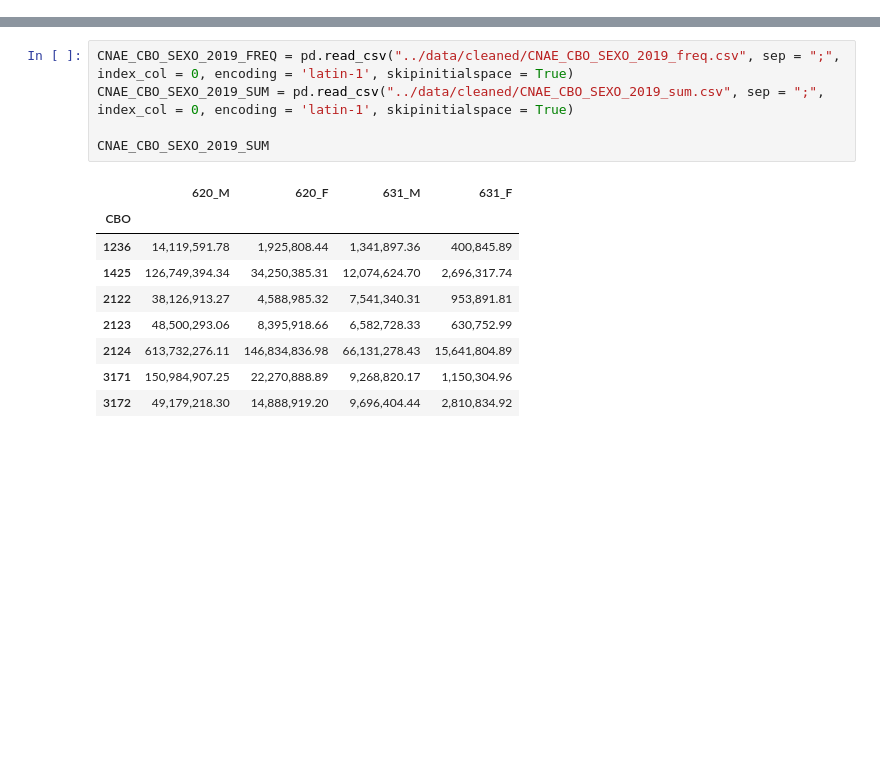
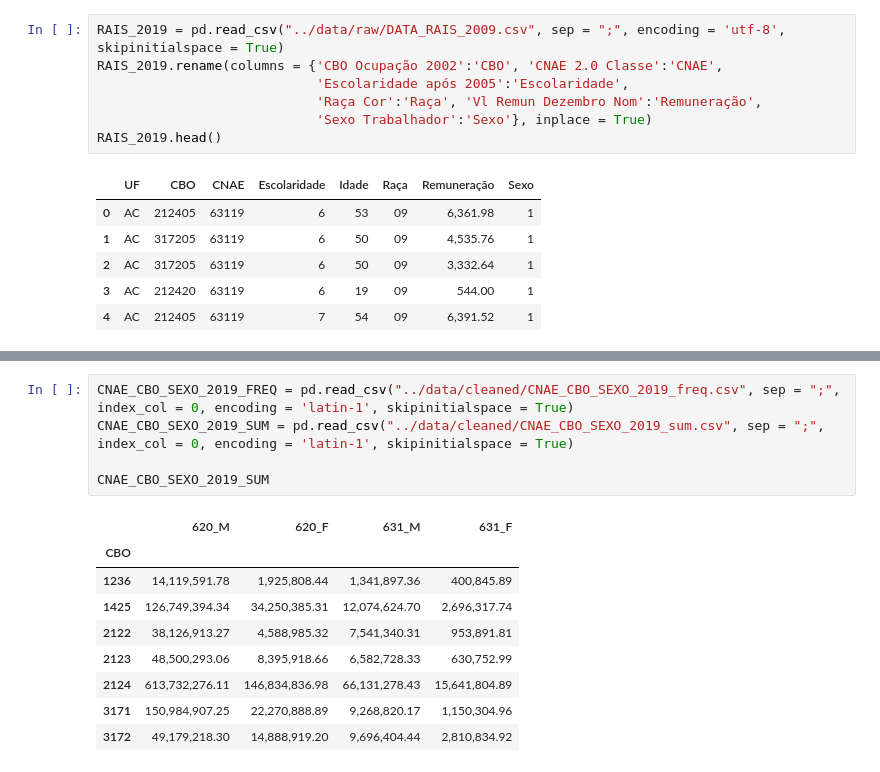
Before and after one commit to yohannmax/ic_fatec_dif_salarial_ti, a Jupyter notebook: notebooks/01-dif_salarial_geral.ipynb, the cells around one changed output, grey strips where cells are left out. Drawn from its saved outputs; the diff is of its cells as text; blank space fills up the shorter version.

```diff
--- a/notebooks/01-dif_salarial_geral.ipynb
+++ b/notebooks/01-dif_salarial_geral.ipynb
@@ -5,0 +28,14 @@ pd.options.display.float_format = "{:,.2f}".format
+# %%
+RAIS_2019 = pd.read_csv("../data/raw/DATA_RAIS_2009.csv", sep = ";", encoding = 'utf-8', skipinitialspace = True)
+RAIS_2019.rename(columns = {'CBO Ocupação 2002':'CBO', 'CNAE 2.0 Classe':'CNAE',
+                            'Escolaridade após 2005':'Escolaridade',
+                            'Raça Cor':'Raça', 'Vl Remun Dezembro Nom':'Remuneração',
+                            'Sexo Trabalhador':'Sexo'}, inplace = True)
+RAIS_2019.head()
+# %% [output]
+|  | UF | CBO | CNAE | Escolaridade | Idade | Raça | Remuneração | Sexo |
+| 0 | AC | 212405 | 63119 | 6 | 53 | 09 | 6,361.98 | 1 |
+| 1 | AC | 317205 | 63119 | 6 | 50 | 09 | 4,535.76 | 1 |
+| 2 | AC | 317205 | 63119 | 6 | 50 | 09 | 3,332.64 | 1 |
+| 3 | AC | 212420 | 63119 | 6 | 19 | 09 | 544.00 | 1 |
+| 4 | AC | 212405 | 63119 | 7 | 54 | 09 | 6,391.52 | 1 |
```
Also changed, not shown: parts of 11 cells of this notebook, 2 other files.
